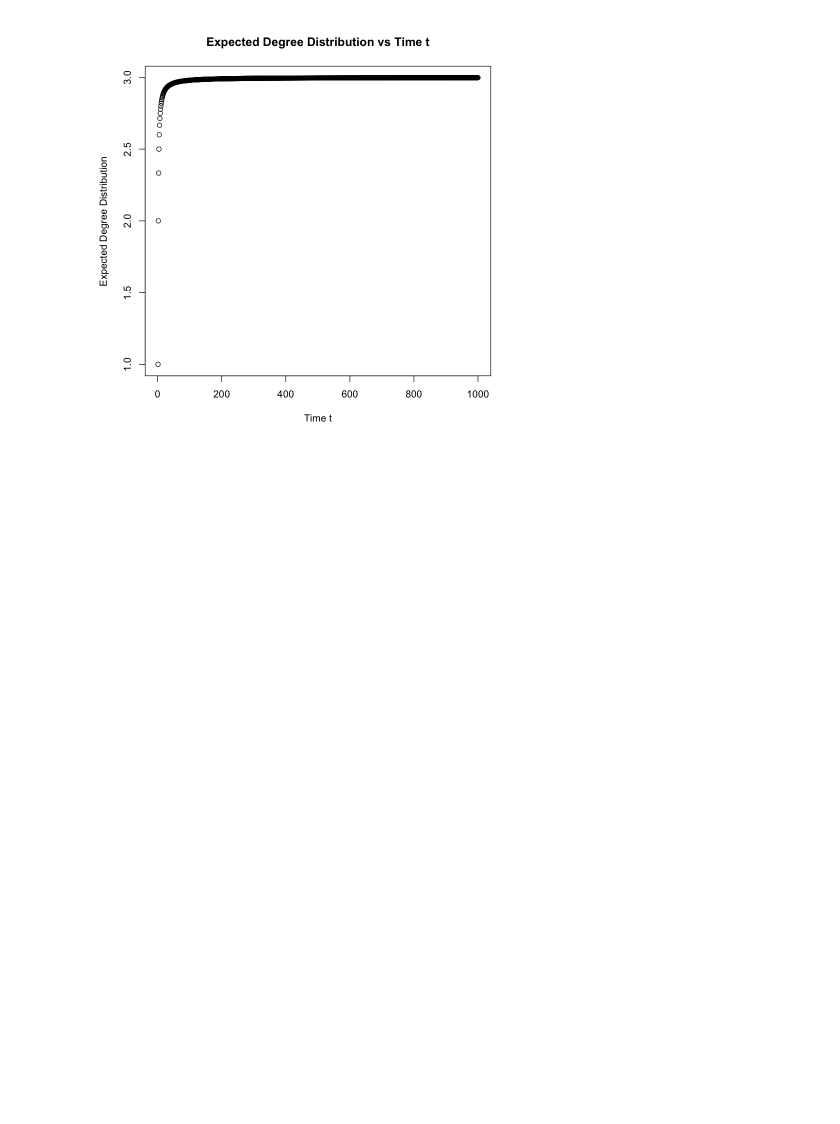
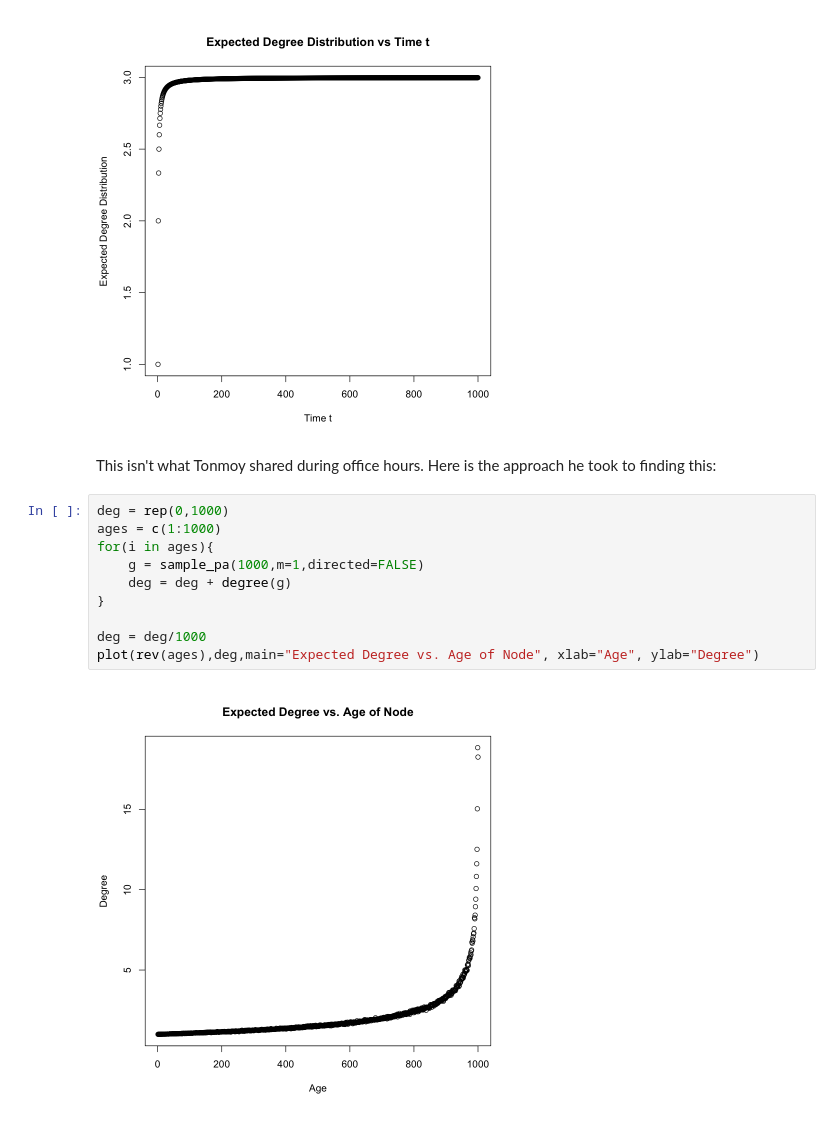
Before and after one commit to morgworth/ece232_team, a Jupyter notebook: Project 1/Morgan Project1.ipynb, the cells around one changed output. Drawn from its saved outputs; the diff is of its cells as text; blank space fills up the shorter version.

Commit message:
added Tonmoy's approach to part f

```diff
--- a/Project 1/Morgan Project1.ipynb
+++ b/Project 1/Morgan Project1.ipynb
@@ -445,3 +445,17 @@ time = c(1:1000)
 plot(time, exp_deg_list, main="Expected Degree Distribution vs Time t", xlab="Time t", ylab="Expected Degree Distribution")
 # %% [output]
 [figure]
+# %% [markdown]
+This isn't what Tonmoy shared during office hours. Here is the approach he took to finding this:
+# %%
+deg = rep(0,1000)
+ages = c(1:1000)
+for(i in ages){
+    g = sample_pa(1000,m=1,directed=FALSE)
+    deg = deg + degree(g)
+}
+
+deg = deg/1000
+plot(rev(ages),deg,main="Expected Degree vs. Age of Node", xlab="Age", ylab="Degree")
+# %% [output]
+[figure, added]
```
